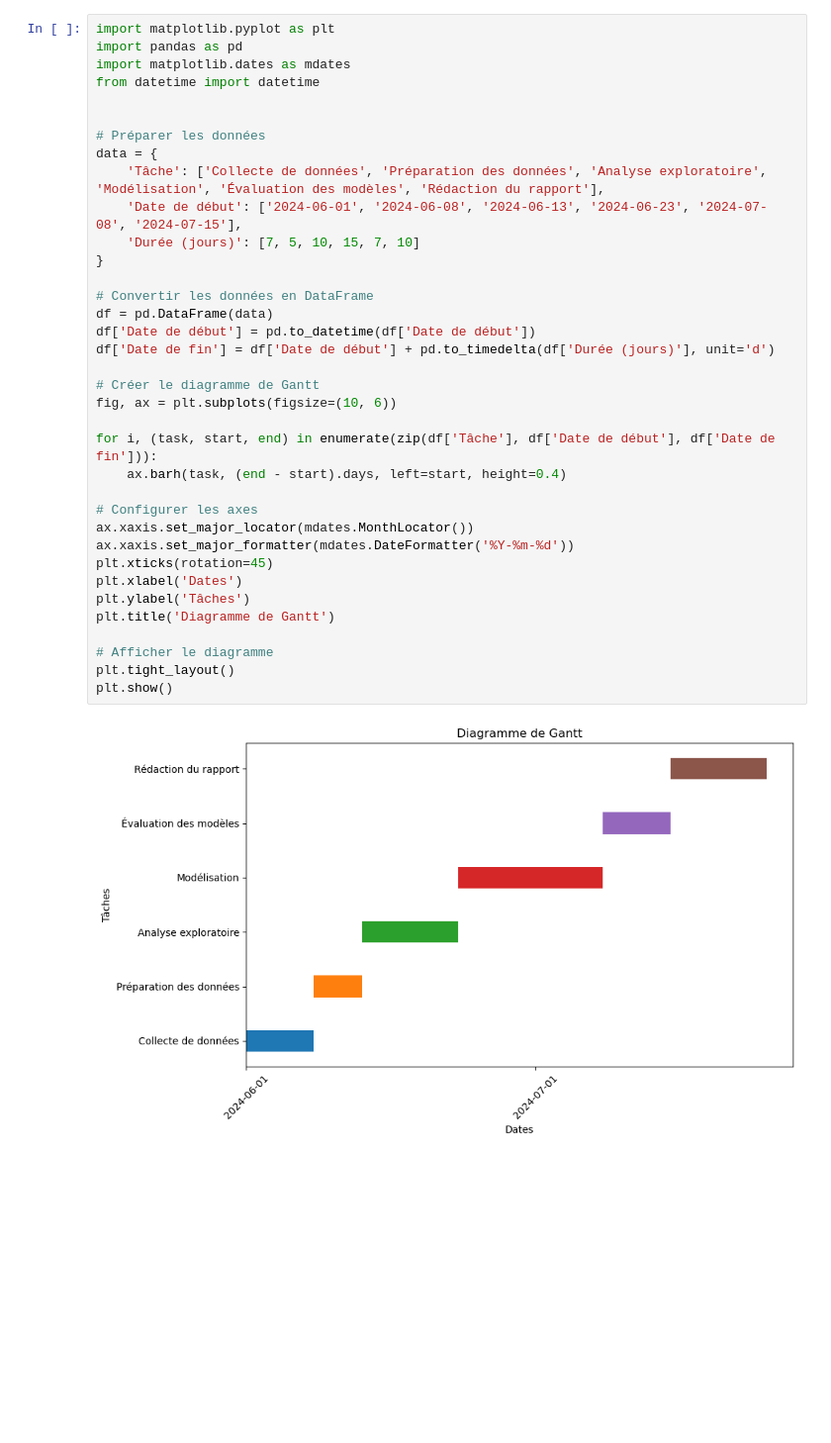
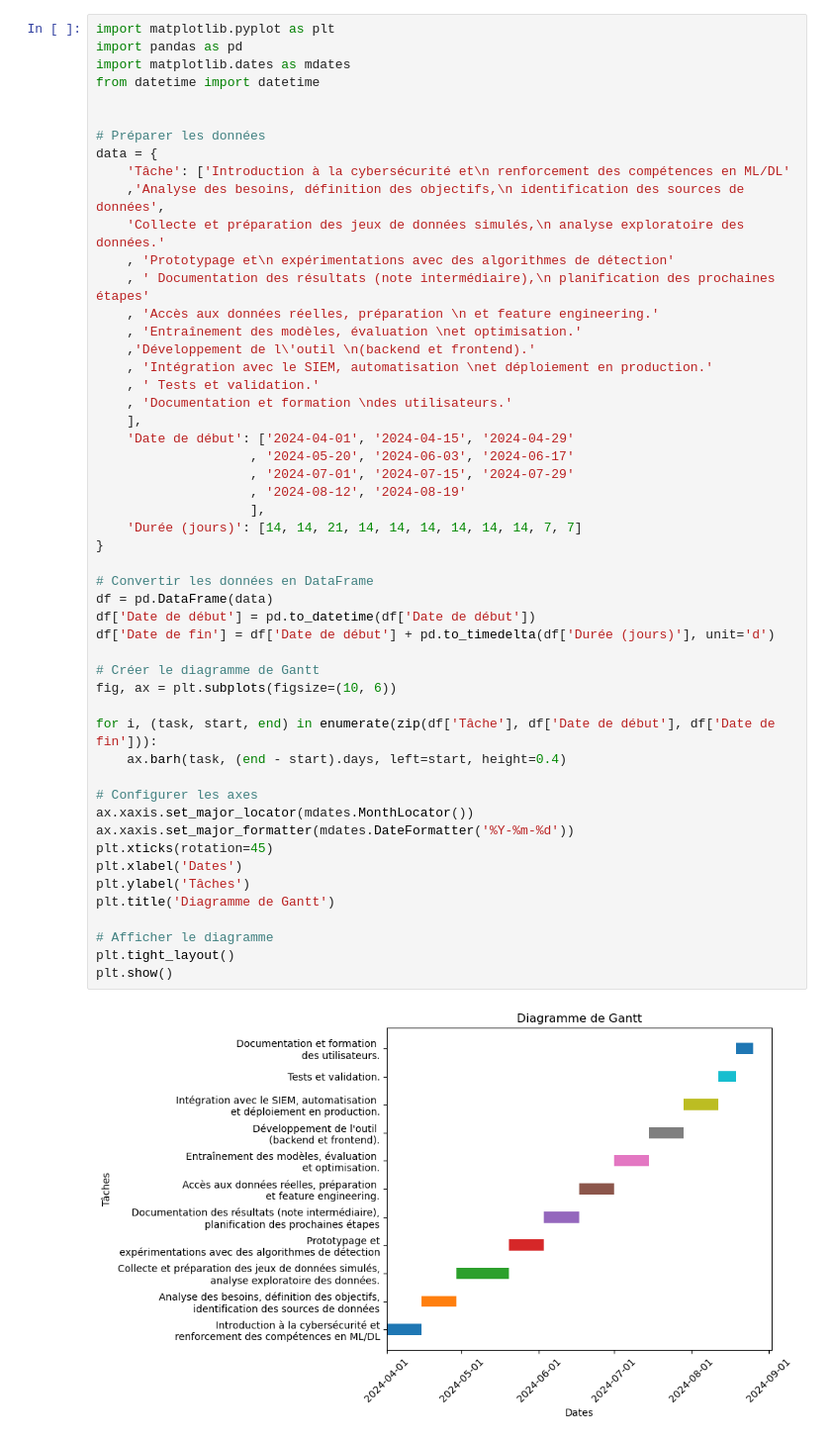
Before and after one commit to WolfPackStatMathieu/tuto_quarto_article, a Jupyter notebook: gantt.ipynb, the cells around one changed output. Shown at 99% size. Saved outputs shown, nothing was run; the diff lists cells and outputs as text; blank space fills up the shorter version.

```diff
--- a/gantt.ipynb
+++ b/gantt.ipynb
@@ -5,34 +5,49 @@ import matplotlib.dates as mdates
 from datetime import datetime
 
 
 # Préparer les données
 data = {
-    'Tâche': ['Collecte de données', 'Préparation des données', 'Analyse exploratoire', 'Modélisation', 'Évaluation des modèles', 'Rédaction du rapport'],
-    'Date de début': ['2024-06-01', '2024-06-08', '2024-06-13', '2024-06-23', '2024-07-08', '2024-07-15'],
-    'Durée (jours)': [7, 5, 10, 15, 7, 10]
+    'Tâche': ['Introduction à la cybersécurité et\n renforcement des compétences en ML/DL'
+    ,'Analyse des besoins, définition des objectifs,\n identification des sources de données',
+    'Collecte et préparation des jeux de données simulés,\n analyse exploratoire des données.'
+    , 'Prototypage et\n expérimentations avec des algorithmes de détection'
+    , ' Documentation des résultats (note intermédiaire),\n planification des prochaines étapes'
+    , 'Accès aux données réelles, préparation \n et feature engineering.'
+    , 'Entraînement des modèles, évaluation \net optimisation.'
+    ,'Développement de l\'outil \n(backend et frontend).'
+    , 'Intégration avec le SIEM, automatisation \net déploiement en production.'
+    , ' Tests et validation.'
+    , 'Documentation et formation \ndes utilisateurs.'
+    ],
+    'Date de début': ['2024-04-01', '2024-04-15', '2024-04-29'
+                    , '2024-05-20', '2024-06-03', '2024-06-17'
+                    , '2024-07-01', '2024-07-15', '2024-07-29'
+                    , '2024-08-12', '2024-08-19'
+                    ],
+    'Durée (jours)': [14, 14, 21, 14, 14, 14, 14, 14, 14, 7, 7]
 }
 
 # Convertir les données en DataFrame
 df = pd.DataFrame(data)
 df['Date de début'] = pd.to_datetime(df['Date de début'])
 df['Date de fin'] = df['Date de début'] + pd.to_timedelta(df['Durée (jours)'], unit='d')
 
 # Créer le diagramme de Gantt
 fig, ax = plt.subplots(figsize=(10, 6))
 
 for i, (task, start, end) in enumerate(zip(df['Tâche'], df['Date de début'], df['Date de fin'])):
     ax.barh(task, (end - start).days, left=start, height=0.4)
 
 # Configurer les axes
 ax.xaxis.set_major_locator(mdates.MonthLocator())
 ax.xaxis.set_major_formatter(mdates.DateFormatter('%Y-%m-%d'))
 plt.xticks(rotation=45)
 plt.xlabel('Dates')
 plt.ylabel('Tâches')
 plt.title('Diagramme de Gantt')
 
 # Afficher le diagramme
 plt.tight_layout()
 plt.show()
 # %% [output]
-[figure, old version]
+[figure, new version]
```
